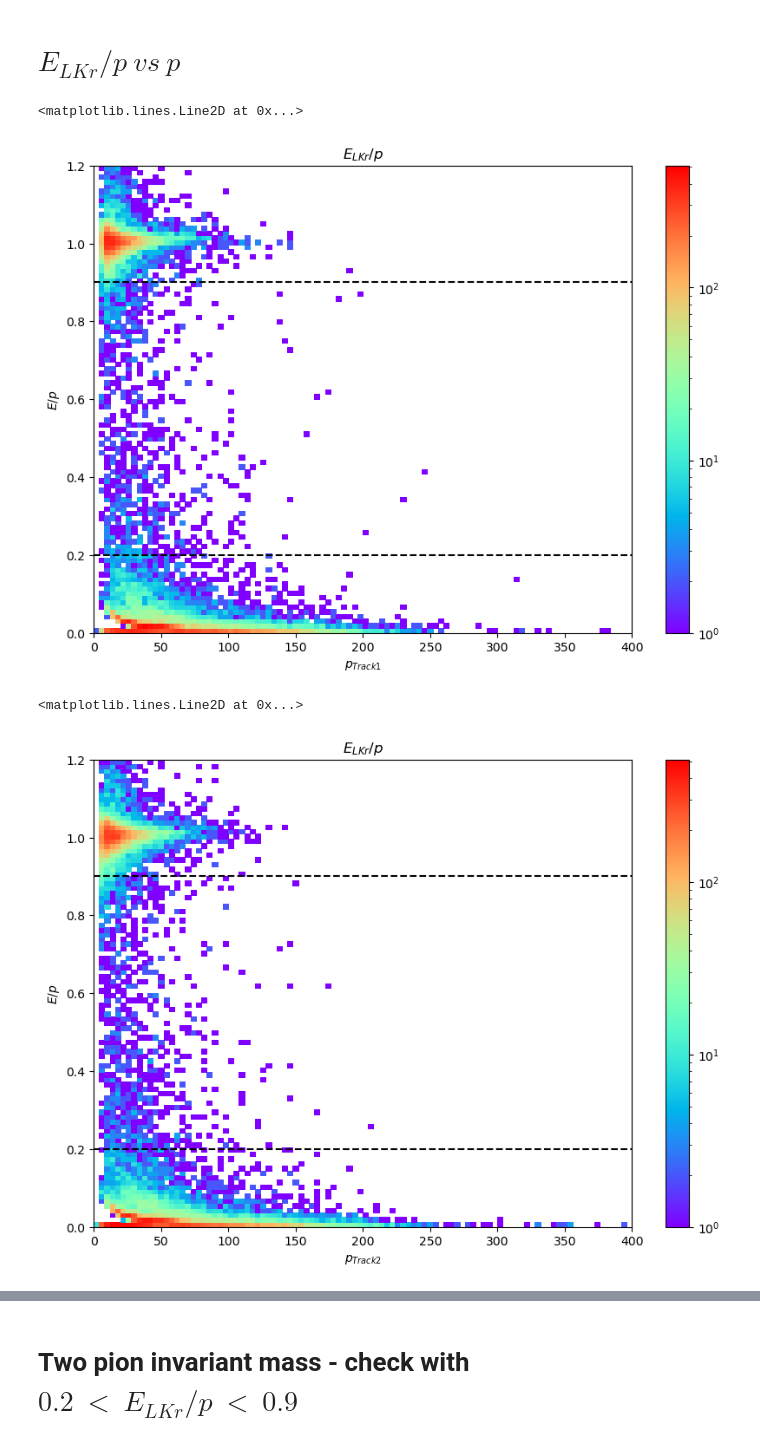
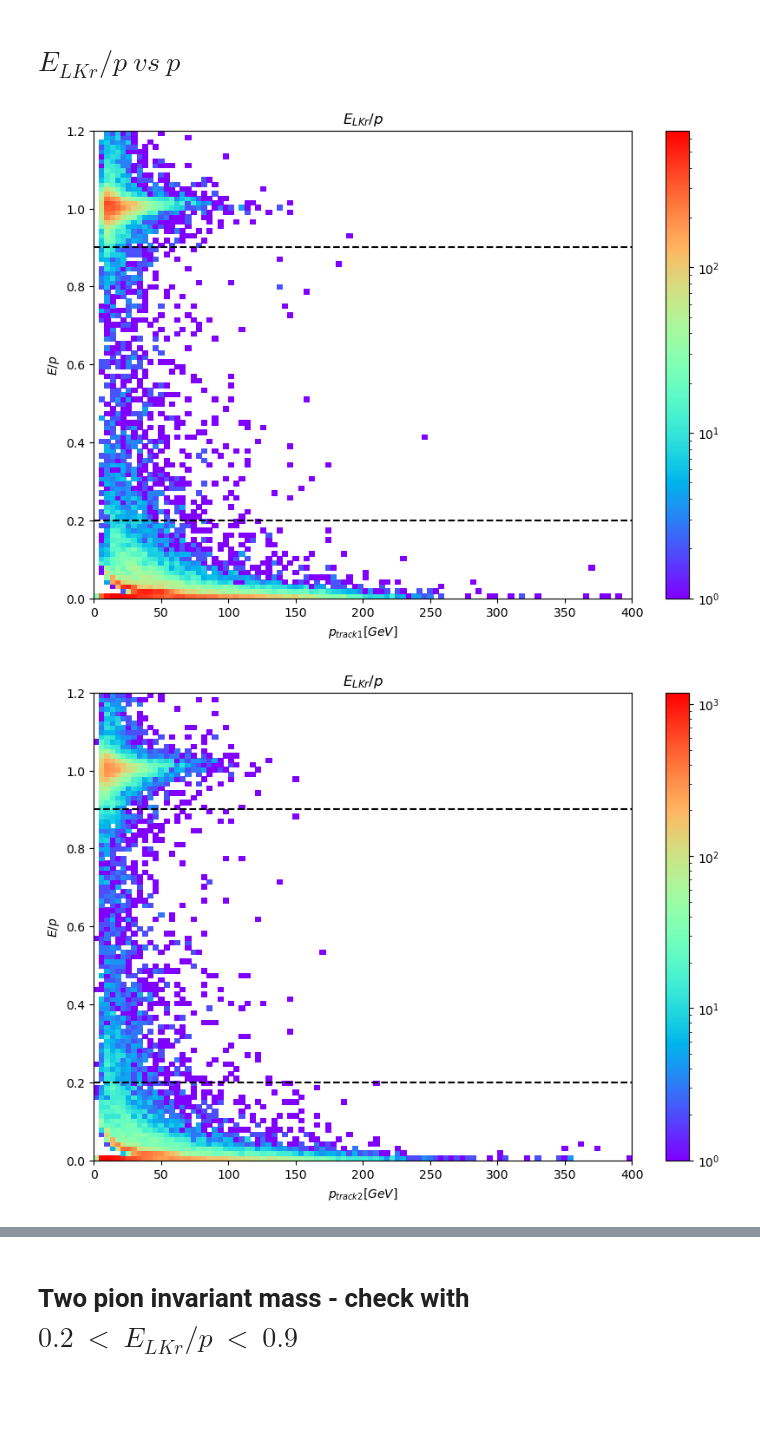
Before and after one commit to slezki/CheckForKs2PiPi, a Jupyter notebook: Ks2pipi.ipynb, the cells around one changed output, grey strips where cells are left out. Saved outputs shown, nothing was run; the diff lists cells and outputs as text; code cells hidden in the pictures; blank space fills up the shorter version.

```diff
--- a/Ks2pipi.ipynb
+++ b/Ks2pipi.ipynb
@@ -69,0 +233,7 @@ len(data_os)
+# %%
+data_os.loc[:, 'deltaT_trk1'] = abs(data_os['trk1_time'] - data_os['Trigger_Time'])
+data_os.loc[:, 'deltaT_trk2'] = abs(data_os['trk2_time'] - data_os['Trigger_Time'])
+# %%
+data_os.loc[:, 'deltaT_trk12'] = abs(data_os['deltaT_trk1'] - data_os['deltaT_trk2'])
+# %%
+data_os = data_os[(data_os['deltaT_trk1']<5) & (data_os['deltaT_trk2']<5)]
@@ -69,0 +253,2 @@ len(data_os)
+# %%
+data_os = data_os[data_os['deltaT_trk12']<1.5]
@@ -76,28 +287,28 @@ cmap.set_under('white')
 cmap = dict(cmap=cmap, vmin=1)
 plt.hist2d(data_os['Track1_p'], data_os['Track1_lkrEoP'],bins=100,range=[[0,400],[0,1.2]],norm=mcolors.LogNorm(),**cmap,label="All")
 plt.title("$E_{LKr}/p$")
-plt.xlabel('$p_{Track1}$')
+plt.xlabel('$p_{track1}[GeV]$')
 plt.ylabel('$E/p$')
 plt.colorbar()
 plt.axhline(y=0.9, color='black', linestyle='--')
 plt.axhline(y=0.2, color='black', linestyle='--')
+plt.savefig(pathPlots + "Trk1_LKrEoP.png",bbox_inches='tight')
 # %% [output]
-<matplotlib.lines.Line2D at 0x...>
-[figure, old version]
+[figure, new version]
 # %%
 plt.figure(figsize=(10,7))
 cmap = copy.copy(plt.cm.get_cmap('rainbow'))
 cmap.set_under('white')
 cmap = dict(cmap=cmap, vmin=1)
 plt.hist2d(data_os['Track2_p'], data_os['Track2_lkrEoP'],bins=100,range=[[0,400],[0,1.2]],label="$N_{tracks}$",norm=mcolors.LogNorm(),**cmap)
 plt.title("$E_{LKr}/p$")
-plt.xlabel('$p_{Track2}$')
+plt.xlabel('$p_{track2}[GeV]$')
 plt.ylabel('$E/p$')
 plt.colorbar()
 plt.axhline(y=0.9, color='black', linestyle='--')
 plt.axhline(y=0.2, color='black', linestyle='--')
+plt.savefig(pathPlots + "Trk2_LKrEoP.png",bbox_inches='tight')
 # %% [output]
-<matplotlib.lines.Line2D at 0x...>
-[figure, old version]
+[figure, new version]
 # %%
 piMass = 0.13957039
```
Also changed, not shown: parts of 115 cells of this notebook, 1 other file.
